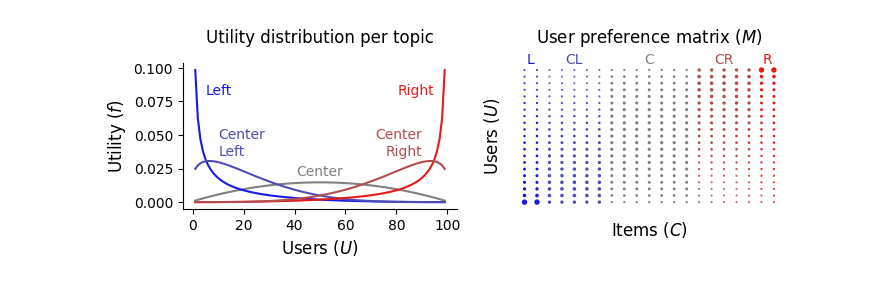
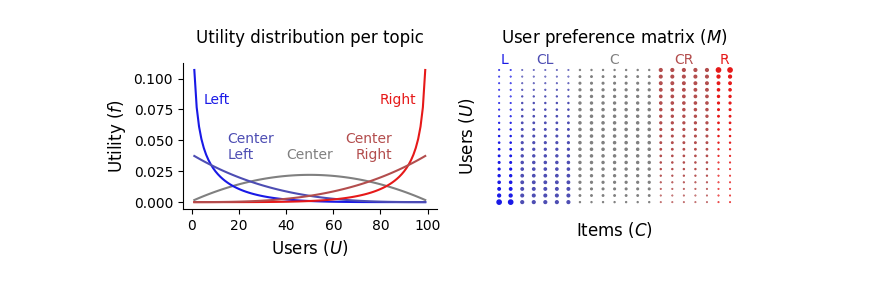
Before and after one commit to epfl-dlab/amplification_paradox, a Jupyter notebook: example_fig.ipynb, the cells around one changed output. Cells and saved outputs as stored; diff of their text form; code cells hidden in the pictures.

```diff
--- a/example_fig.ipynb
+++ b/example_fig.ipynb
@@ -33,20 +5,21 @@ def set_size(fig, size, dpi=100, eps=1e-2, give_up=2, min_size_px=10):
 # %%
+import matplotlib.pyplot as plt
 import scipy.stats as stats
+from helpers import set_size
 import numpy as np
-import matplotlib.pyplot as plt
 x = np.arange(1, 100, 1)
 
 
-fig, axs = plt.subplots(1, 2, figsize=(5,2.5), gridspec_kw={"hspace": 0.05})
+fig, axs = plt.subplots(1, 2, figsize=(6.55,2.5), gridspec_kw={"hspace": 0.05})
 rvC = stats.betabinom(100, 2, 2)
-axs[0].plot(x, rvC.pmf(x), color="#808080")
-rvL = stats.betabinom(100, .3, 3)
+axs[0].plot(x, rvC.pmf(x) * 1.5, color="#808080")
+rvL = stats.betabinom(100, 0.5, 5.5)
 axs[0].plot(x, rvL.pmf(x), color="#1919e6")
-rvCL = stats.betabinom(100, 1.3, 5)
+rvCL = stats.betabinom(100, 1, 4)
 axs[0].plot(x, rvCL.pmf(x), color="#4d4db3")
-rvR = stats.betabinom(100, 3, .3)
+rvR = stats.betabinom(100, 5.5, 0.5)
 axs[0].plot(x, rvR.pmf(x), color="#e61919")
-rvCR = stats.betabinom(100, 5, 1.3)
+rvCR = stats.betabinom(100, 4, 1)
 axs[0].plot(x, rvCR.pmf(x), color="#b34d4d")
 axs[0].spines['right'].set_visible(False)
 axs[0].spines['top'].set_visible(False)
@@ -55,38 +28,38 @@ axs[0].set_ylabel("Utility ($f$)", fontsize=12)
 axs[0].set_title("Utility distribution per topic", pad=15, fontsize=12)
 axs[0].text( 5, 0.08, "Left", ha="left", color="#1919e6")
 axs[0].text( 100 - 5, 0.08, "Right", ha="right", color="#e61919")
-axs[0].text( 10, 0.035, "Center\nLeft", ha="left", color="#4d4db3")
-axs[0].text( 100 - 10, 0.035, "Center\nRight", ha="right", color="#b34d4d")
-axs[0].text( 50, 0.02, "Center", ha="center", color="#808080")
+axs[0].text( 15, 0.035, "Center\nLeft", ha="left", color="#4d4db3")
+axs[0].text( 100 - 15, 0.035, "Center\nRight", ha="right", color="#b34d4d")
+axs[0].text( 50, 0.035, "Center", ha="center", color="#808080")
 idx = 0
 for size, color, rv in zip(
     [2, 5, 7, 5, 2],
     ["#1919e6", "#4d4db3", "#808080", "#b34d4d", "#e61919"],
     [rvL, rvCL, rvC, rvCR, rvR]
 ):
 
     for i in range(size):
         x = np.arange(0, 101, 5)
 
-        axs[1].scatter([i + idx] * len(x), x, color=color, s=np.sqrt(rv.pmf(x)*200 + 0.04), marker="o")
+        axs[1].scatter([i + idx] * len(x), x, color=color, s=np.sqrt(rv.pmf(x)*400 + 0.04), marker="o")
     idx += size
 
 # axs[1].set_xlim([-1.5, 100])
 axs[1].spines['right'].set_visible(False)
 axs[1].spines['top'].set_visible(False)
 axs[1].spines['left'].set_visible(False)
 axs[1].spines['bottom'].set_visible(False)
 axs[1].set_xlabel("Items ($C$)", fontsize=12)
 axs[1].set_ylabel("Users ($U$)", fontsize=12)
 axs[1].set_xticks([])
 axs[1].set_yticks([])
 axs[1].set_title("User preference matrix ($M$)", pad=15, fontsize=12)
 axs[1].text( 0.5, 105, "L", ha="center", color="#1919e6")
 axs[1].text( 2 + 5/2 - .5, 105, "CL", ha="center", color="#4d4db3")
 axs[1].text( 2 + 5 + 7/2  - .5, 105, "C", ha="center", color="#808080")
 axs[1].text( 2 +5 + 7 + 5/2 - .5, 105, "CR", ha="center", color="#b34d4d")
 axs[1].text( 2 +5 + 7 + 5 + 2/2 - .5, 105, "R", ha="center", color="#e61919")
-set_size(fig, (7, 2.5))
+set_size(fig, (6.55, 2.5))
 fig.savefig("example.pdf", bbox_inches="tight")
 # %% [output]
-[figure, old version]
+[figure, new version]
```
Also changed, not shown: parts of 2 cells of this notebook, 7 other files.
